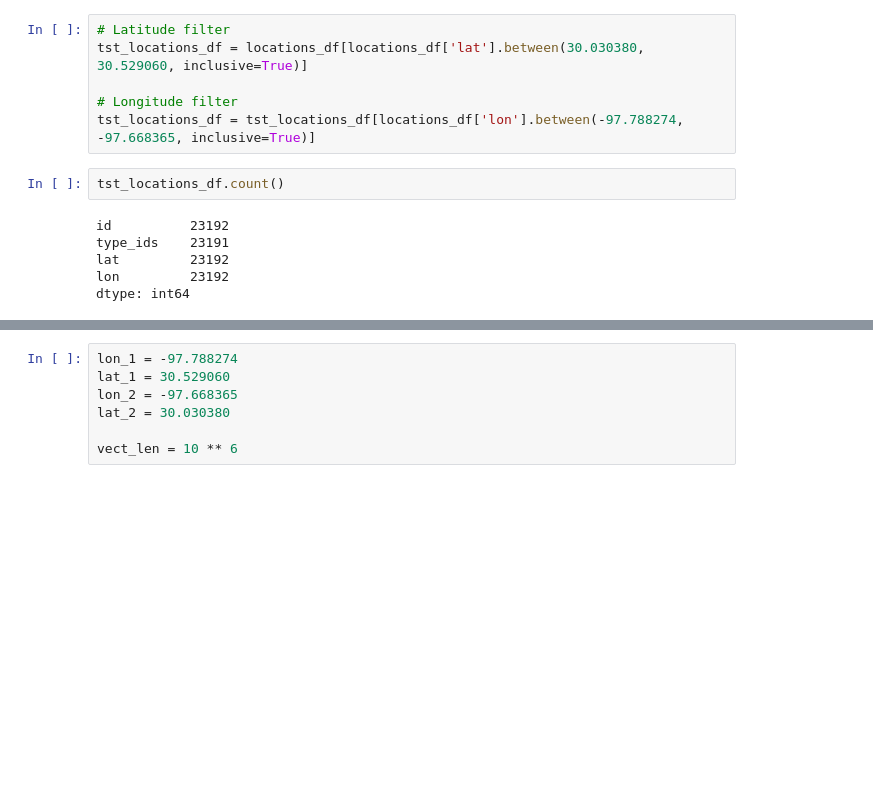
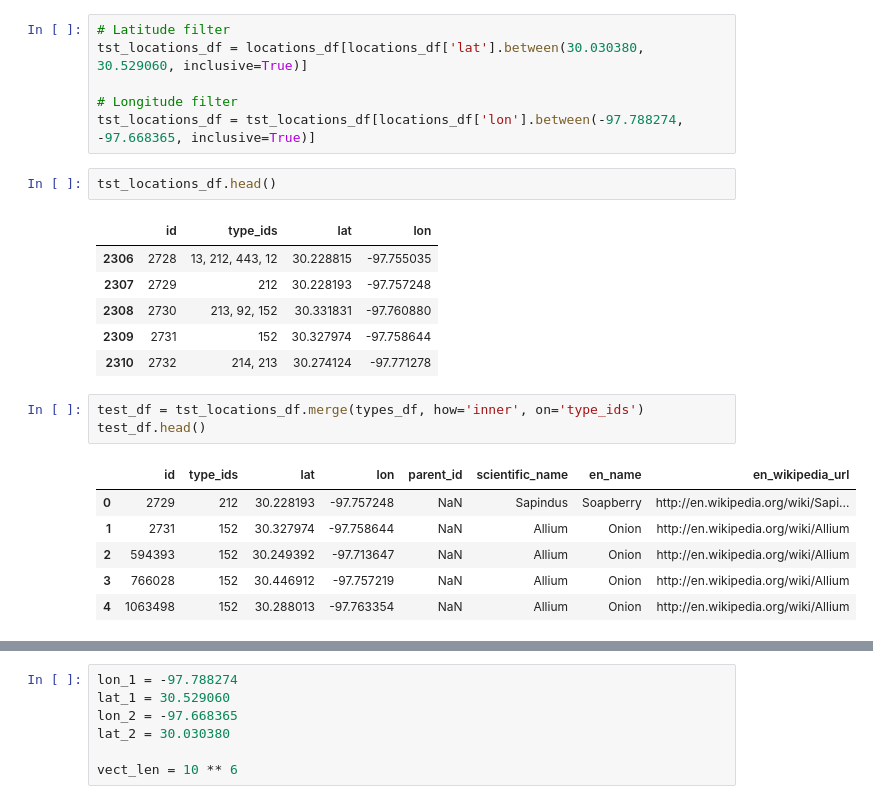
Before and after one commit to ferozumair786/UTDS-ML-Project, a Jupyter notebook: data_cleaning_ff.ipynb, the cells around one changed output, grey strips where cells are left out. Saved outputs shown, nothing was run; the diff lists cells and outputs as text; blank space fills up the shorter version.

```diff
--- a/data_cleaning_ff.ipynb
+++ b/data_cleaning_ff.ipynb
@@ -65,11 +66,22 @@ tst_locations_df = locations_df[locations_df['lat'].between(30.030380, 30.529060
 # Longitude filter
 tst_locations_df = tst_locations_df[locations_df['lon'].between(-97.788274, -97.668365, inclusive=True)]
 # %%
-tst_locations_df.count()
+tst_locations_df.head()
 # %% [output]
-id          23192
-type_ids    23191
-lat         23192
-lon         23192
-dtype: int64
+|  | id | type_ids | lat | lon |
+| 2306 | 2728 | 13, 212, 443, 12 | 30.228815 | -97.755035 |
+| 2307 | 2729 | 212 | 30.228193 | -97.757248 |
+| 2308 | 2730 | 213, 92, 152 | 30.331831 | -97.760880 |
+| 2309 | 2731 | 152 | 30.327974 | -97.758644 |
+| 2310 | 2732 | 214, 213 | 30.274124 | -97.771278 |
+# %%
+test_df = tst_locations_df.merge(types_df, how='inner', on='type_ids')
+test_df.head()
+# %% [output]
+|  | id | type_ids | lat | lon | parent_id | scientific_name | en_name | en_wikipedia_url |
+| 0 | 2729 | 212 | 30.228193 | -97.757248 | NaN | Sapindus | Soapberry | http://en.wikipedia.org/wiki/Sapi... |
+| 1 | 2731 | 152 | 30.327974 | -97.758644 | NaN | Allium | Onion | http://en.wikipedia.org/wiki/Allium |
+| 2 | 594393 | 152 | 30.249392 | -97.713647 | NaN | Allium | Onion | http://en.wikipedia.org/wiki/Allium |
+| 3 | 766028 | 152 | 30.446912 | -97.757219 | NaN | Allium | Onion | http://en.wikipedia.org/wiki/Allium |
+| 4 | 1063498 | 152 | 30.288013 | -97.763354 | NaN | Allium | Onion | http://en.wikipedia.org/wiki/Allium |
 # %%
```
Also changed, not shown: parts of 25 cells of this notebook, 4 other files.
